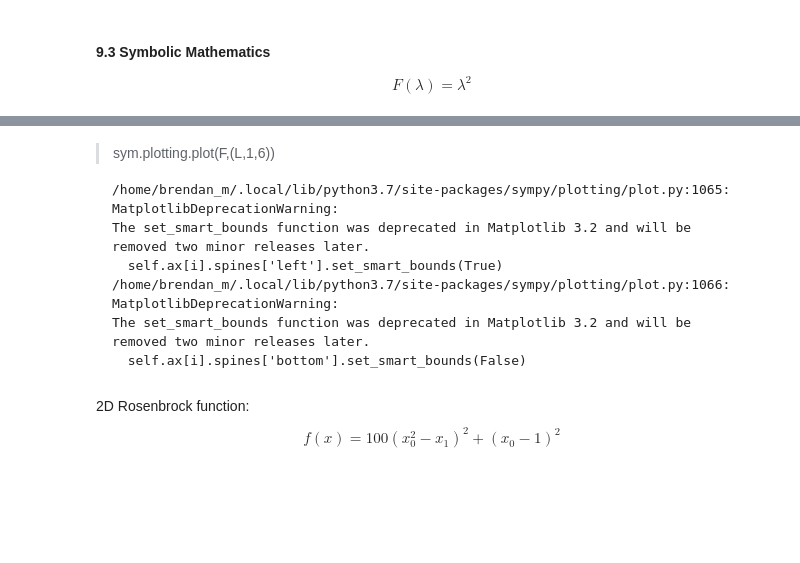
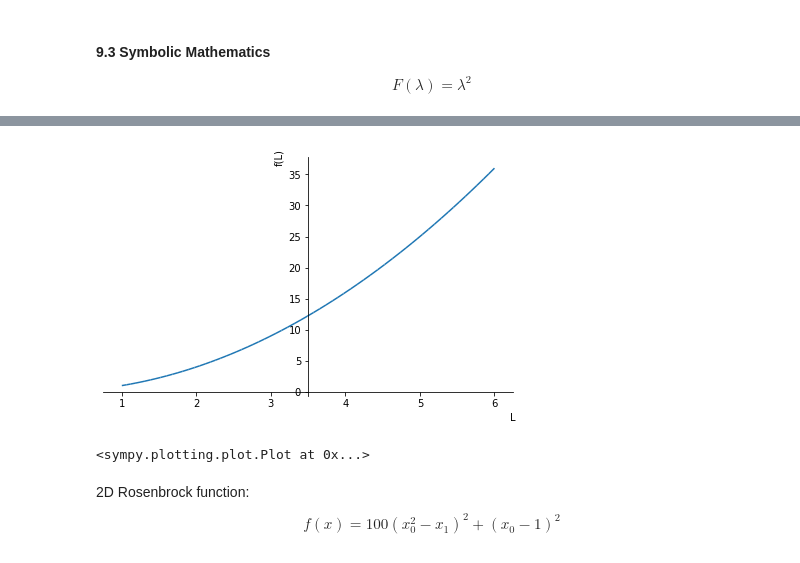
Before and after one commit to brendanm9t/python-machine-learning-essentials, a Jupyter notebook: Fundamentals/PMO_9.ipynb, the cells around one changed output, grey strips where cells are left out. Drawn from its saved outputs; the diff is of its cells as text; code cells hidden in the pictures; blank space fills up the shorter version.

````diff
--- a/Fundamentals/PMO_9.ipynb
+++ b/Fundamentals/PMO_9.ipynb
@@ -35,13 +33,8 @@ sym.textplot(F,1,6)
-# %% [markdown]
->sym.plotting.plot(F,(L,1,6))
-```
-/home/brendan_m/.local/lib/python3.7/site-packages/sympy/plotting/plot.py:1065: MatplotlibDeprecationWarning:
-The set_smart_bounds function was deprecated in Matplotlib 3.2 and will be removed two minor releases later.
-  self.ax[i].spines['left'].set_smart_bounds(True)
-/home/brendan_m/.local/lib/python3.7/site-packages/sympy/plotting/plot.py:1066: MatplotlibDeprecationWarning:
-The set_smart_bounds function was deprecated in Matplotlib 3.2 and will be removed two minor releases later.
-  self.ax[i].spines['bottom'].set_smart_bounds(False)
-  ```
+# %%
+sym.plotting.plot(F,(L,1,6))
+# %% [output]
+[figure, added]
+<sympy.plotting.plot.Plot at 0x...>
 # %% [markdown]
 2D Rosenbrock function:
 $$f(x) = 100(x_{0}^{2} - x_{1})^{2} + (x_{0} - 1)^{2}$$
````
Also changed, not shown: parts of 7 cells of this notebook, 3 other files.
